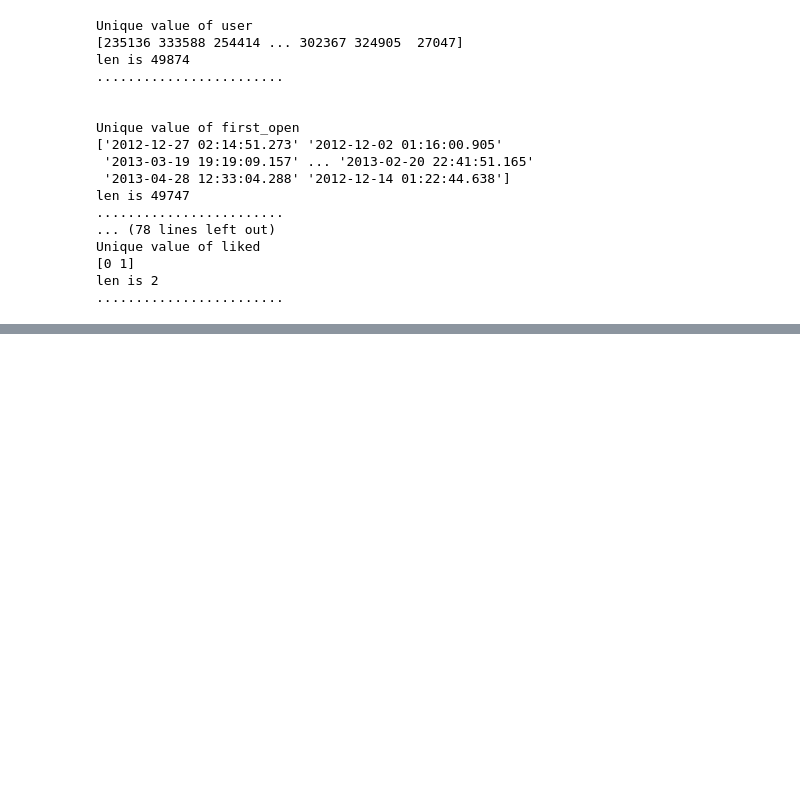
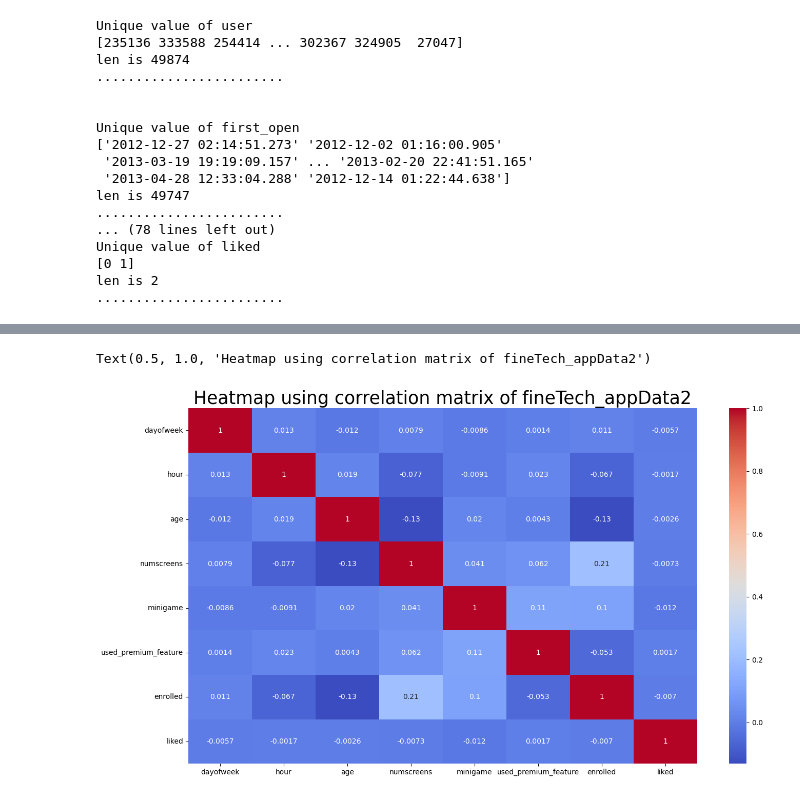
Before and after one commit to VijayKumar77/Directing-Customers-to-Subscription-Products-through-App-Behavior-Analysis, a Jupyter notebook: Directing Customers to Subscription Through App Behavior Analysis.ipynb, the cells around one changed output, grey strips where cells are left out. Drawn from its saved outputs; the diff is of its cells as text; code cells hidden in the pictures; blank space fills up the shorter version.

```diff
--- a/Directing Customers to Subscription Through App Behavior Analysis.ipynb
+++ b/Directing Customers to Subscription Through App Behavior Analysis.ipynb
@@ -154,2 +152,3 @@ Name: hour, Length: 50000, dtype: object
 # %%
-fineTech_appData.hour.str.slice(1,3).astype(int)
+# drop object dtype columns
+fineTech_appData2 = fineTech_appData.drop(['user', 'first_open', 'screen_list', 'enrolled_date'], axis = 1)
@@ -168,0 +164,10 @@ Name: hour, Length: 50000, dtype: int32
+# %%
+# Heatmap
+plt.figure(figsize=(16,9))
+
+sns.heatmap(fineTech_appData2.corr(), annot = True, cmap ='coolwarm')
+
+plt.title("Heatmap using correlation matrix of fineTech_appData2", fontsize = 25)
+# %% [output]
+Text(0.5, 1.0, 'Heatmap using correlation matrix of fineTech_appData2')
+[figure, added]
```
Also changed, not shown: parts of 36 cells of this notebook.
